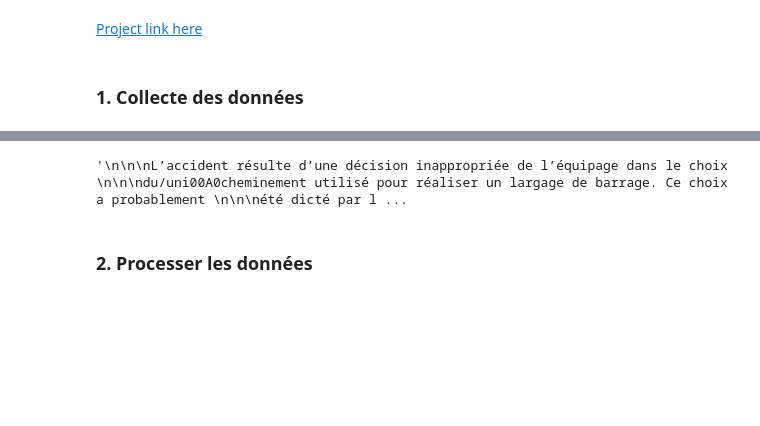
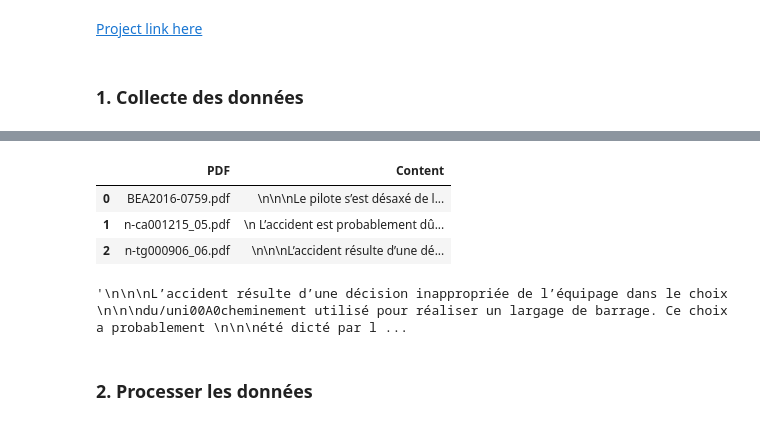
Before and after one commit to IbrahimOued/NLP-1-rattrapage-UVBF, a Jupyter notebook: nlp1_rattrapage/notebook.ipynb, the cells around one changed output, grey strips where cells are left out. Saved outputs shown, nothing was run; the diff lists cells and outputs as text; code cells hidden in the pictures; blank space fills up the shorter version.

```diff
--- a/nlp1_rattrapage/notebook.ipynb
+++ b/nlp1_rattrapage/notebook.ipynb
@@ -85,3 +45,64 @@ df.head()
+# %%
+def get_documents(path):
+  """
+  Extract text from a PDF file.
+  """
+  dataset = []
+  for file in os.listdir(path):
+    if file.endswith('.pdf'):
+      pdf_file = open(path + '/' + file, 'rb')
+      pdf = PdfFileReader(pdf_file)
+      page = pdf.pages[-1]
+      if file == 'BEA2016-0759.pdf':
+        text = page.extract_text()
+        text = text.split('Conclusion')[1]
+      elif file == 'n-ca001215_05.pdf':
+        # La section Conclusion est à l'avant dernière page
+        # contrairement aux 2 autres documents
+        # text = ""
+        # page = pdf.pages[-1]
+        # text =  page.extract_text()
+        # print(text)
+        # text = text.split('Conclusion')[1]
+        text = """
+        L’accident  est  probablement  dû  à  l’application
+        lors  de  l’atterrissage  à  l’aéroport  de  Limoges
+        d’un  effort  sur  le  train  avant  excédant  sa
+        capacité  de  résistance,  affectée  par  des  endommagements
+        précédents.  Cet  effort  a  provoqué  la  progression
+        d’une  fissure  antérieure,  qui  s’est  poursuivie
+        jusqu’à  la  rupture  statique  du  bâti.  Cet  effort
+        n’a pas été rapporté par le pilote. Via  la  lettre
+        d’information  n°00-560-03  éditée  en  juillet  2000
+        par  le  concepteur  de  la  remotorisation, l’exploitant
+        avait été averti : ¾ d’une  part  de  l’occurrence  de
+        deux  cas  d’apparition  de  criques  sur  des  bâtis
+        moteurs du même type que celui du N429CA, ¾ et d’autre
+        part de la possibilité d’installer sur l’avion une version
+        renforcée du bâti. Malgré  cette  lettre  service,
+        l’exploitant  a  choisi  de  ne  pas  réaliser  rapidement
+        cette  modification, qui aurait pu éviter l’accident. Le fait
+        que l’exploitant n’ait pu détecter un endommagement présent
+        avant le vol de l’accident a contribué à l’événement.
+        """
+
+      elif file == 'n-tg000906_06.pdf':
+        text = page.extract_text()
+        text = text.split('CONCLUSION')[1]
+
+      row = [str(file), text]
+    dataset.append(row)
+  df = pd.DataFrame(dataset, columns=['PDF', 'Content'])
+  return df
+
+
+df = get_documents('../docs')
+df.head()
+# %% [output]
+|  | PDF | Content |
+| 0 | BEA2016-0759.pdf | \n\n\nLe pilote s’est désaxé de l... |
+| 1 | n-ca001215_05.pdf | \n L’accident est probablement dû... |
+| 2 | n-tg000906_06.pdf | \n\n\nL’accident résulte d’une dé... |
 # %%
 df['Content'][2]
 # %% [output]
```
Also changed, not shown: parts of 7 cells of this notebook.
